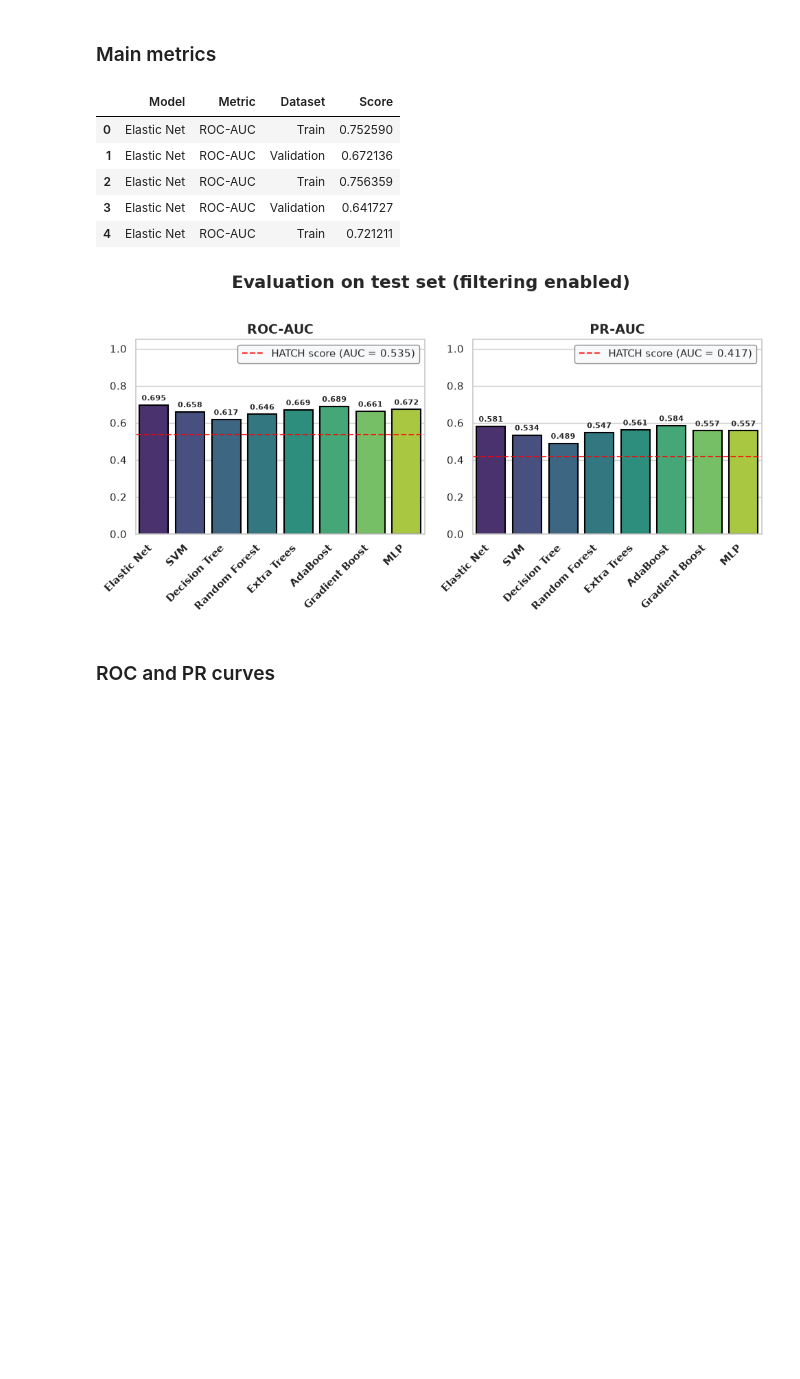
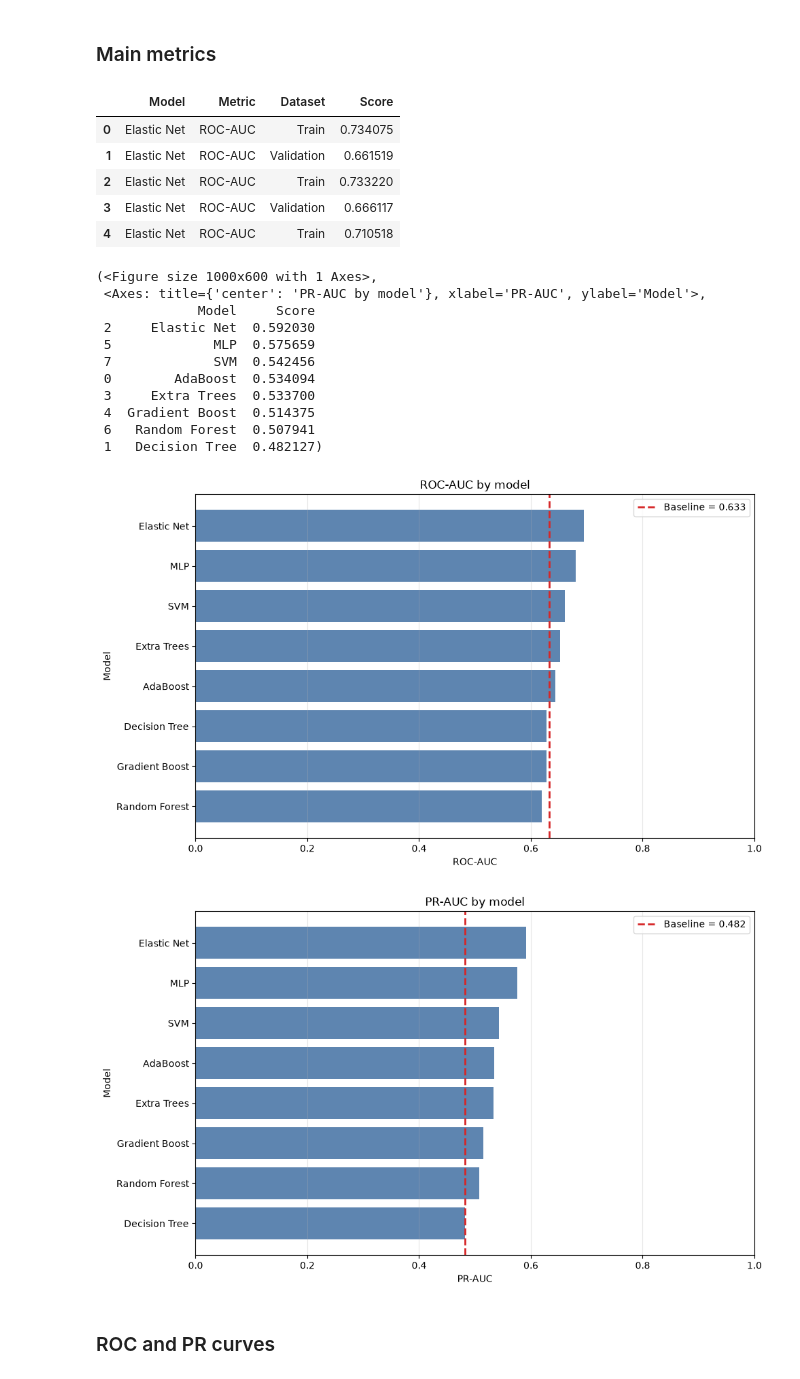
Before and after one commit to MiguelGomGar/TFM, a Jupyter notebook: notebooks/clinical_data_modelling.ipynb, the cells around one changed output. Cells and saved outputs as stored; diff of their text form; code cells hidden in the pictures; blank space fills up the shorter version.

Commit message:
refactor code for clinical data modelling

```diff
--- a/notebooks/clinical_data_modelling.ipynb
+++ b/notebooks/clinical_data_modelling.ipynb
@@ -16,10 +16,10 @@ import pathlib
 
 # Modify this flag variable to control whether the irrelevant features are
 # filtered or not
-enable_filter = True
+enable_filter = False
 
 # Define paths
-project_path = pathlib.Path("..").resolve()
+project_path = pathlib.Path("../").resolve()
 data_path = project_path / "data" / "clean" / "06clinical_data_selected.parquet"
 
 if enable_filter:
@@ -768,35 +824,47 @@ models_dict = {
 # %% [markdown]
 ### Main metrics
 # %%
-results = save_metrics_results(models_dict=models_dict, output_dir=results_path)
+results_df = save_metrics_results(models_dict=models_dict, output_dir=results_path)
 
-results.head()
+results_df.head()
 # %% [output]
 |  | Model | Metric | Dataset | Score |
-| 0 | Elastic Net | ROC-AUC | Train | 0.752590 |
-| 1 | Elastic Net | ROC-AUC | Validation | 0.672136 |
-| 2 | Elastic Net | ROC-AUC | Train | 0.756359 |
-| 3 | Elastic Net | ROC-AUC | Validation | 0.641727 |
-| 4 | Elastic Net | ROC-AUC | Train | 0.721211 |
+| 0 | Elastic Net | ROC-AUC | Train | 0.734075 |
+| 1 | Elastic Net | ROC-AUC | Validation | 0.661519 |
+| 2 | Elastic Net | ROC-AUC | Train | 0.733220 |
+| 3 | Elastic Net | ROC-AUC | Validation | 0.666117 |
+| 4 | Elastic Net | ROC-AUC | Train | 0.710518 |
 # %%
-roc_auc_baseline = 0.5
-pr_auc_baseline = y_test.astype(float).mean()
+roc_auc_baseline = 0.633
+pr_auc_baseline = 0.482
 
 plot_external_validation(
-    results,
+    results_df,
     baseline=roc_auc_baseline,
     metric='ROC-AUC',
     title='ROC-AUC by model'
  )
 
 plot_external_validation(
-    results,
+    results_df,
     baseline=pr_auc_baseline,
     metric='PR-AUC',
     title='PR-AUC by model'
  )
 # %% [output]
+(<Figure size 1000x600 with 1 Axes>,
+ <Axes: title={'center': 'PR-AUC by model'}, xlabel='PR-AUC', ylabel='Model'>,
+             Model     Score
+ 2     Elastic Net  0.592030
+ 5             MLP  0.575659
+ 7             SVM  0.542456
+ 0        AdaBoost  0.534094
+ 3     Extra Trees  0.533700
+ 4  Gradient Boost  0.514375
+ 6   Random Forest  0.507941
+ 1   Decision Tree  0.482127)
-[figure, old version]
+[figure, new version]
+[figure, added]
 # %% [markdown]
 ### ROC and PR curves
 # %% [markdown]
```
Also changed, not shown: parts of 28 cells of this notebook, 5 other files.
